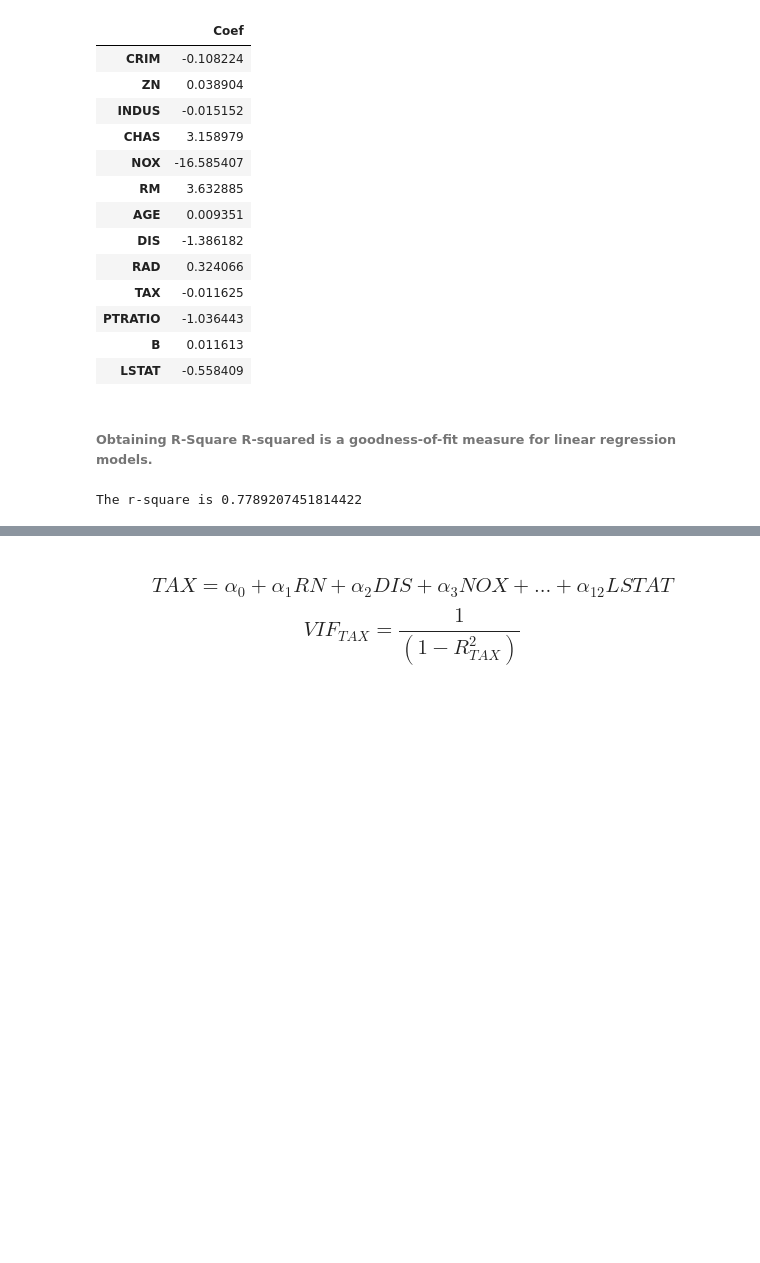
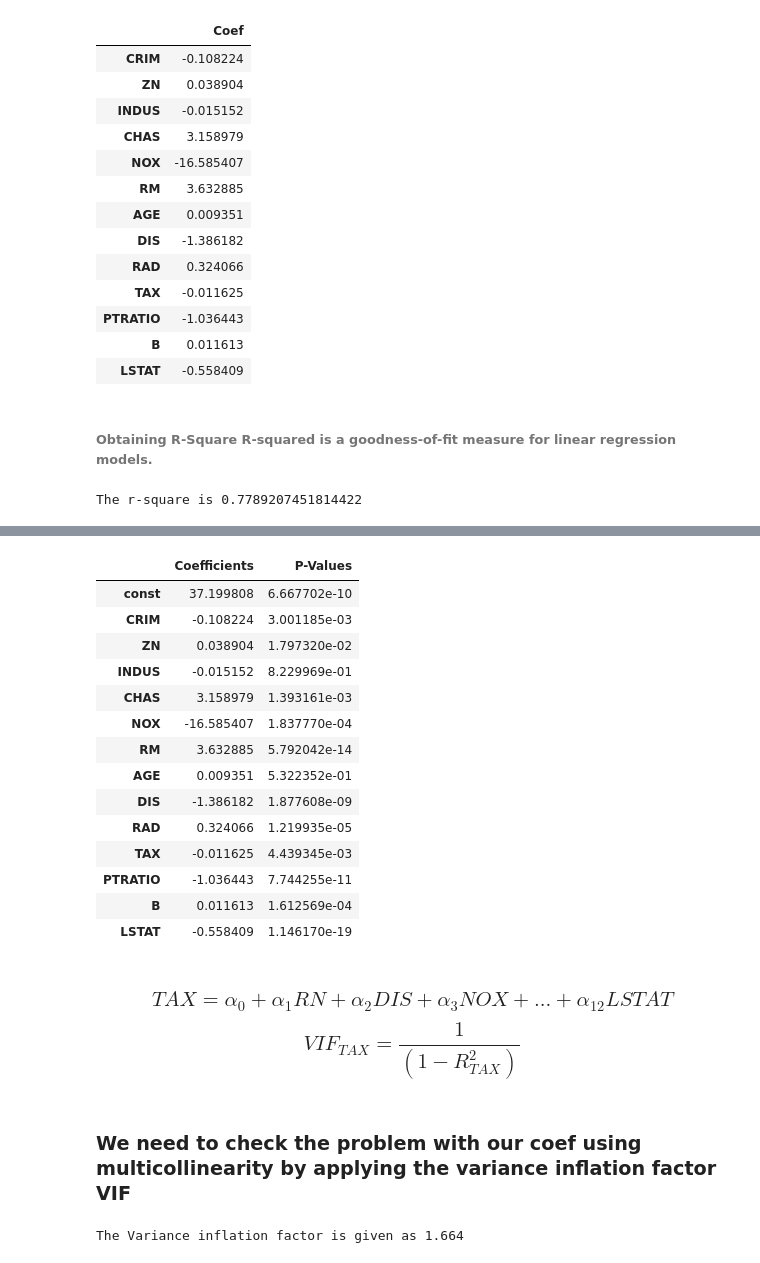
Before and after one commit to bullet400/house, a Jupyter notebook: 0.2 Boston House Price.ipynb, the cells around one changed output, grey strips where cells are left out. Drawn from its saved outputs; the diff is of its cells as text; code cells hidden in the pictures; blank space fills up the shorter version.

```diff
--- a/0.2 Boston House Price.ipynb
+++ b/0.2 Boston House Price.ipynb
@@ -452,2 +479,6 @@ The r-square is 0.7789207451814422
 # %%
 import statsmodels.api as sm
+# %%
+X_incl_const =sm.add_constant(X_train)
+model =sm.OLS(y_train, X_incl_const)
+results =model.fit()
@@ -454,3 +511,23 @@ import statsmodels.api as sm
+# %%
+pd.DataFrame({"Coefficients":results.params,"P-Values": results.pvalues})
+# %% [output]
+|  | Coefficients | P-Values |
+| const | 37.199808 | 6.667702e-10 |
+| CRIM | -0.108224 | 3.001185e-03 |
+| ZN | 0.038904 | 1.797320e-02 |
+| INDUS | -0.015152 | 8.229969e-01 |
+| CHAS | 3.158979 | 1.393161e-03 |
+| NOX | -16.585407 | 1.837770e-04 |
+| RM | 3.632885 | 5.792042e-14 |
+| AGE | 0.009351 | 5.322352e-01 |
+| DIS | -1.386182 | 1.877608e-09 |
+| RAD | 0.324066 | 1.219935e-05 |
+| TAX | -0.011625 | 4.439345e-03 |
+| PTRATIO | -1.036443 | 7.744255e-11 |
+| B | 0.011613 | 1.612569e-04 |
+| LSTAT | -0.558409 | 1.146170e-19 |
 # %% [markdown]
 
 ### $$ TAX =\alpha_0 +\alpha_1RN + \alpha_2 DIS +\alpha_3 NOX + ...+\alpha_12 LSTAT $$ $$VIF_{TAX} = \frac{1} {(1 -R_{TAX}^2) }  $$
+# %% [markdown]
+### We need to check the problem with our coef using multicollinearity by applying the variance inflation factor VIF
@@ -456,0 +536,5 @@ import statsmodels.api as sm
+# %%
+vif =variance_inflation_factor(exog =X_incl_const.values, exog_idx=1)
+print(f'The Variance inflation factor is given as {round(vif, 3)}')
+# %% [output]
+The Variance inflation factor is given as 1.664
```
Also changed, not shown: parts of 27 cells of this notebook.
